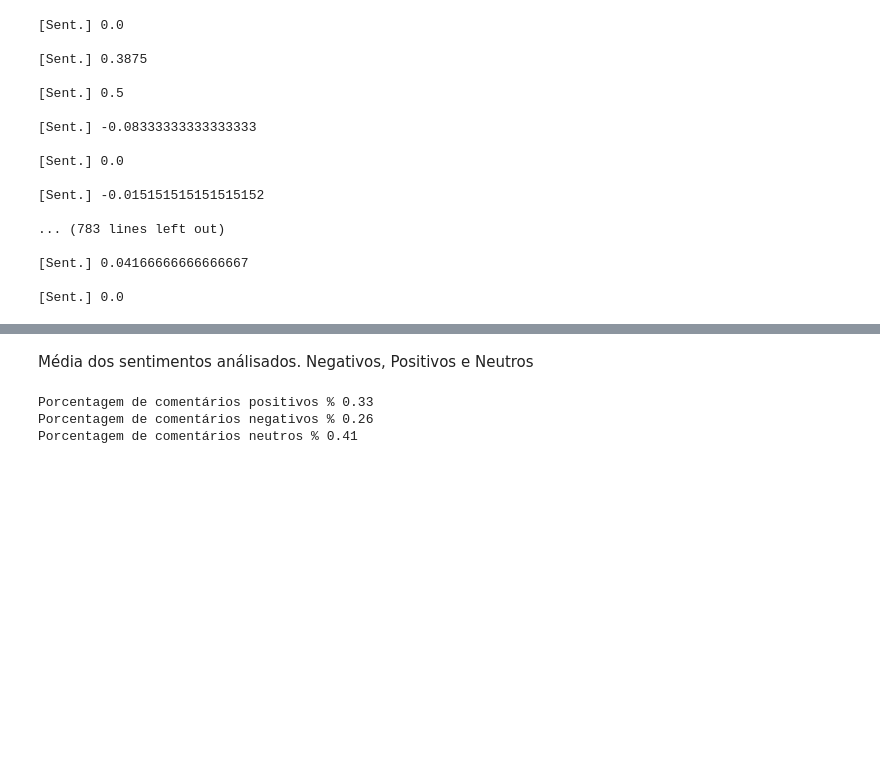
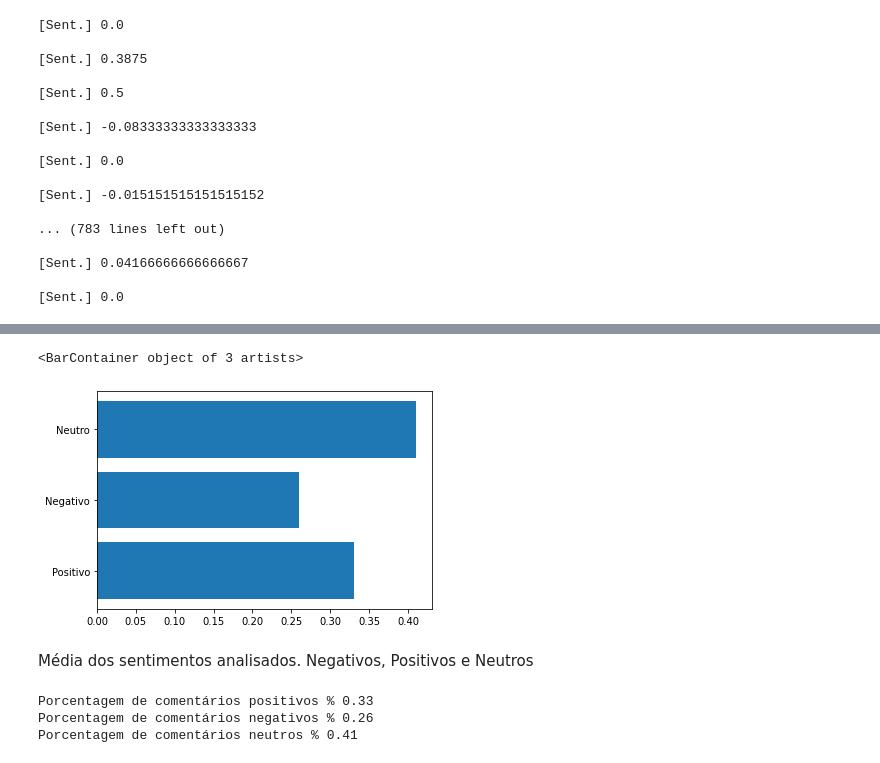
Before and after one commit to ninivehelen/Trabalhando_com_API, a Jupyter notebook: projeto_twitter.ipynb, the cells around one changed output, grey strips where cells are left out. Saved outputs shown, nothing was run; the diff lists cells and outputs as text; code cells hidden in the pictures; blank space fills up the shorter version.

```diff
--- a/projeto_twitter.ipynb
+++ b/projeto_twitter.ipynb
@@ -86,5 +97,16 @@ for tweet in twiters:
+# %%
+x=['Positivo', 'Negativo', 'Neutro']
+y=[media_positivo, media_negativo, media_neutro]
+plt.barh(x, y)
+plt.xlabel("Quantidade")
+plt.ylabel("Análise sentimento")
+plt.title("Gráfico de média da ánalise de sentimento dos twitters do filme wakanda forever")
+plt.show()
+# %% [output]
+<BarContainer object of 3 artists>
+[figure, added]
 # %% [markdown]
-Média dos sentimentos análisados. Negativos, Positivos e Neutros
+Média dos sentimentos analisados. Negativos, Positivos e Neutros
 # %%
 media_positivo = positivo/total
 media_negativo = negativo/total
```
Also changed, not shown: parts of 2 cells of this notebook.
